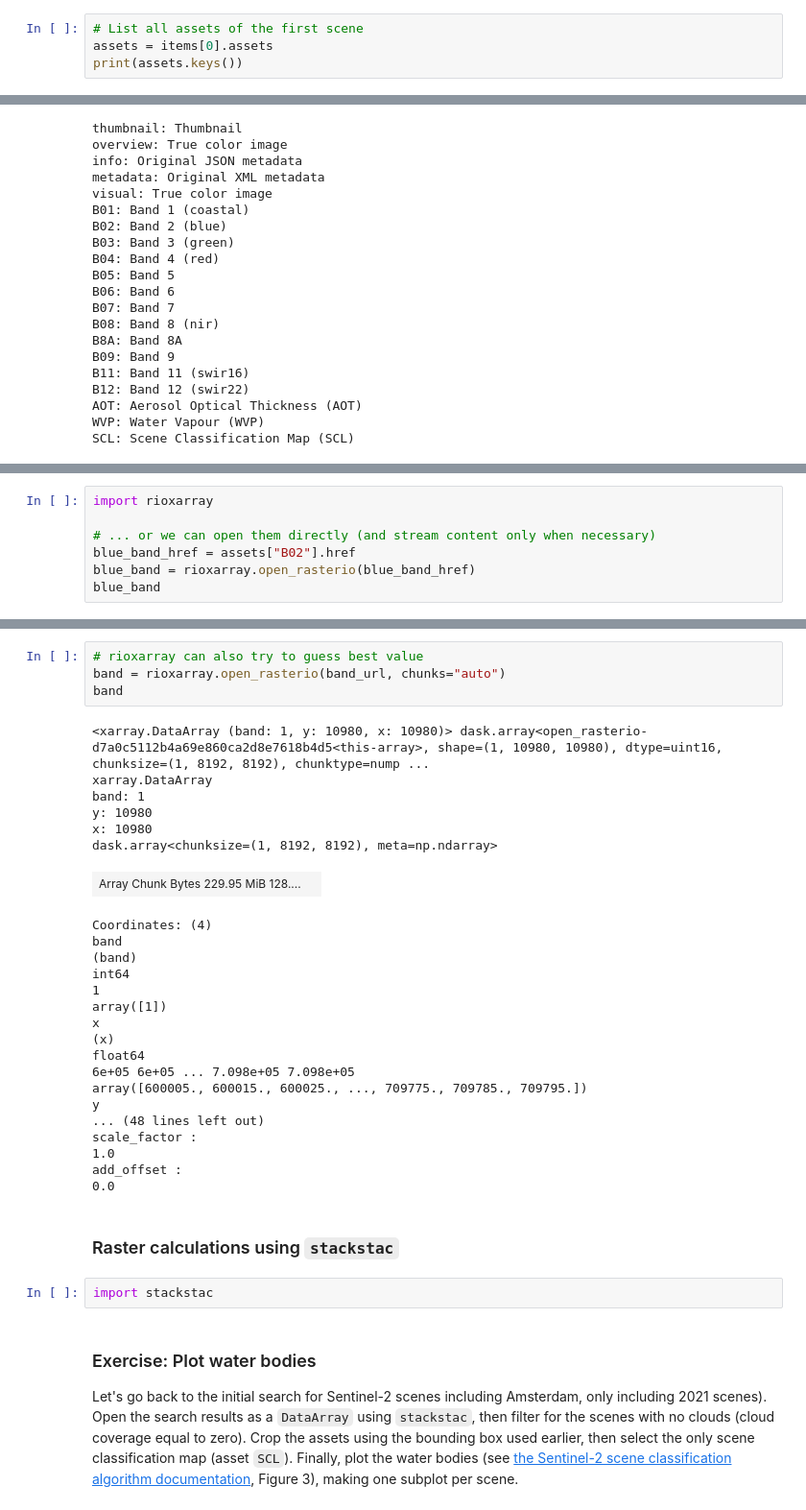
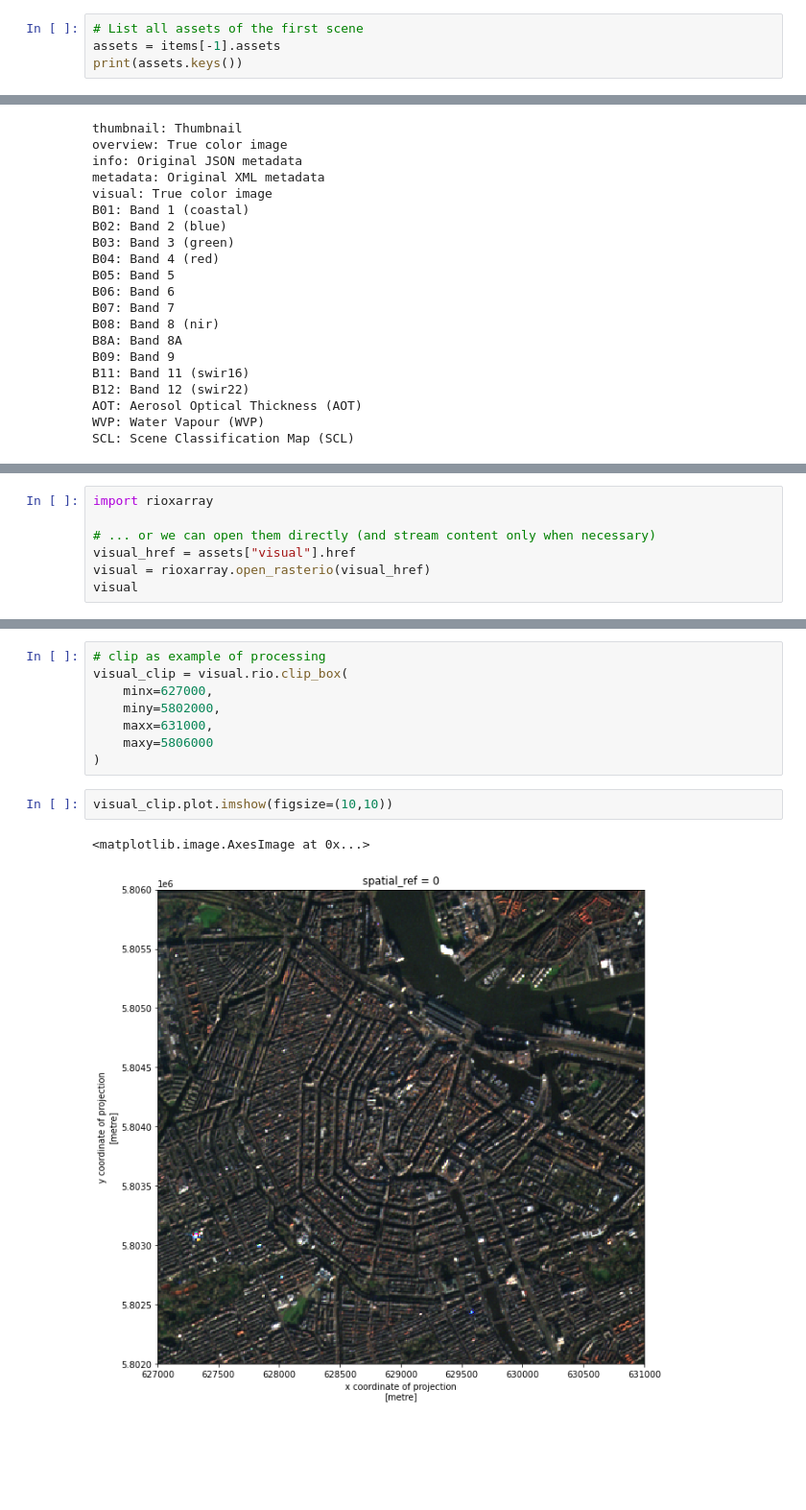
Before and after one commit to carpentries-incubator/geospatial-python, a Jupyter notebook: notebooks/XX-access-data.ipynb, the cells around one changed output, grey strips where cells are left out. Shown: that part at 96% size. Drawn from its saved outputs; the diff is of its cells as text; blank space fills up the shorter version.

Commit message:
split data-access and data-parallelization

```diff
--- a/notebooks/XX-access-data.ipynb
+++ b/notebooks/XX-access-data.ipynb
@@ -109,7 +112,7 @@ items.save_object("mysearch.json")
 ### Access the assets
 # %%
 # List all assets of the first scene
-assets = items[0].assets
+assets = items[-1].assets
 print(assets.keys())
 # %% [output]
 dict_keys(['thumbnail', 'overview', 'info', 'metadata', 'visual', 'B01', 'B02', 'B03', 'B04', 'B05', 'B06', 'B07', 'B08', 'B8A', 'B09', 'B11', 'B12', 'AOT', 'WVP', 'SCL'])
@@ -147,7 +152,7 @@ print(assets["thumbnail"])
 import rioxarray
 
 # ... or we can open them directly (and stream content only when necessary)
-blue_band_href = assets["B02"].href
-blue_band = rioxarray.open_rasterio(blue_band_href)
-blue_band
+visual_href = assets["visual"].href
+visual = rioxarray.open_rasterio(visual_href)
+visual
 # %% [output]
@@ -257,36 +170,13 @@ add_offset :
-# %%
-# rioxarray can also try to guess best value
-band = rioxarray.open_rasterio(band_url, chunks="auto")
-band
-# %% [output]
-<xarray.DataArray (band: 1, y: 10980, x: 10980)> dask.array<open_rasterio-d7a0c5112b4a69e860ca2d8e7618b4d5<this-array>, shape=(1, 10980, 10980), dtype=uint16, chunksize=(1, 8192, 8192), chunktype=nump ...
-xarray.DataArray
-band: 1
-y: 10980
-x: 10980
-dask.array<chunksize=(1, 8192, 8192), meta=np.ndarray>
-| Array Chunk Bytes 229.95 MiB 128.... |  |
-Coordinates: (4)
-band
-(band)
-int64
-1
-array([1])
-x
-(x)
-float64
-6e+05 6e+05 ... 7.098e+05 7.098e+05
-array([600005., 600015., 600025., ..., 709775., 709785., 709795.])
-y
-... (48 lines left out)
-scale_factor :
-1.0
-add_offset :
-0.0
-# %% [markdown]
-### Raster calculations using `stackstac`
-# %%
-import stackstac
-# %% [markdown]
-### Exercise: Plot water bodies
-Let's go back to the initial search for Sentinel-2 scenes including Amsterdam, only including 2021 scenes). Open the search results as a `DataArray` using `stackstac`, then filter for the scenes with no clouds (cloud coverage equal to zero). Crop the assets using the bounding box used earlier, then select the only scene classification map (asset `SCL`). Finally, plot the water bodies (see [the Sentinel-2 scene classification algorithm documentation](https://sentinels.copernicus.eu/web/sentinel/technical-guides/sentinel-2-msi/level-2a/algorithm), Figure 3), making one subplot per scene.
+# %%
+# clip as example of processing
+visual_clip = visual.rio.clip_box(
+    minx=627000,
+    miny=5802000,
+    maxx=631000,
+    maxy=5806000
+)
+# %%
+visual_clip.plot.imshow(figsize=(10,10))
+# %% [output]
+<matplotlib.image.AxesImage at 0x...>
+[figure, added]
```
Also changed, not shown: parts of 17 cells of this notebook, 1 other file.
